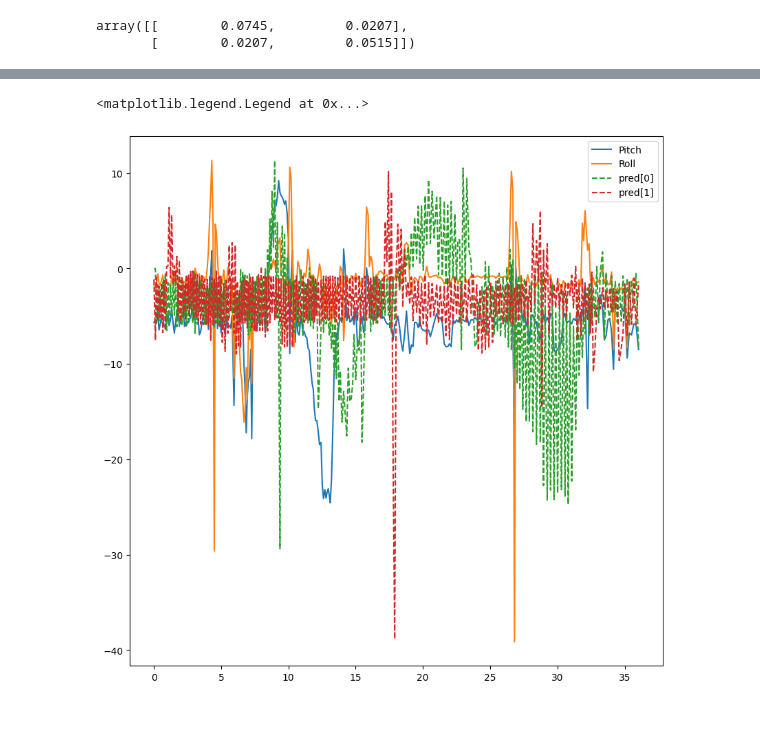
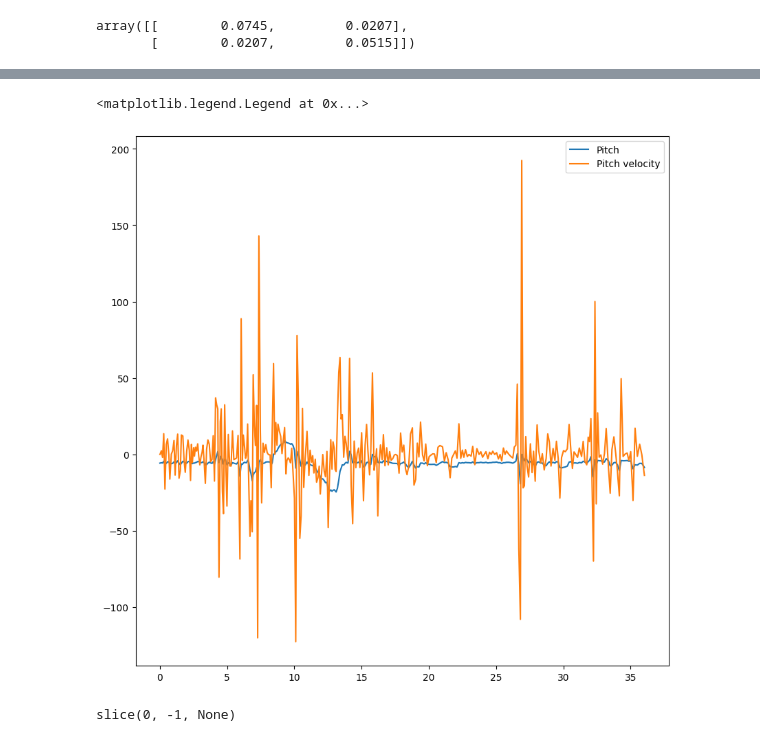
Before and after one commit to ivorjawa/StewartPlatform, a Jupyter notebook: StewartPlatformNotes.ipynb, the cells around one changed output, grey strips where cells are left out. Saved outputs shown, nothing was run; the diff lists cells and outputs as text; code cells hidden in the pictures.

```diff
--- a/StewartPlatformNotes.ipynb
+++ b/StewartPlatformNotes.ipynb
@@ -131,9 +132,9 @@ display(YouTubeVideo('Uud9GGdhXBs'))
 [figure]
 # %%
 # convert to degrees
-pd = np.degrees(pitch)
-rd = np.degrees(roll)
-pd, rd
+pdg = np.degrees(pitch)
+rdg = np.degrees(roll)
+pdg, rdg
 # %% [output]
 (array([       -5.6755,        -5.4208,        -5.5911,        -4.3990,
                -6.4410,        -5.7885,        -4.8415,        -4.8558,
@@ -225,7 +226,7 @@ array([[        0.0745,         0.0207],
 # https://en.wikipedia.org/wiki/Kalman_filter#Details
 from kalman_filter import KalmanFilter
 # %%
-dt = 1/30.0
+dt = .1 # initial
 # system matrix
 # https://medium.com/@ab.jannatpour/kalman-filter-with-python-code-98641017a2bd
 # search for "the kalman filter, state matrix of moving object in 2-d"
@@ -234,11 +235,16 @@ F = np.array([
     [0, 1, 0, 0],
     [0, 0, 1, dt],
     [0, 0, 0, 0]], np.float32)
+
+#F = np.array([[1, 0, 1, 0], [0, 1, 0, 1], [0, 0, 1, 0], [0, 0, 0, 1]], np.float32)
 # observation matrix
 H = np.array([[1, 0, 0, 0], [0, 1, 0, 0]], np.float32)
-Q = np.zeros((4,4), dtype=np.float32)
+P = np.zeros((4,4), dtype=np.float32)
 #Q = np.eye(4, dtype=np.float32)
-Q[0:2,0:2] = cvm2
-R = np.array([[0.1, 0], [0, 0.1]])
-F, H, Q, R
+#P[0:2,0:2] = cvm2
+#Q = cvm2
+#R = np.eye(2, dtype=np.float32) * 1
+R = cvm2/1000
+#R = np.array([[0.1, 0], [0, 0.1]])
+F, H, R
 # %% [output]
@@ -307,20 +260,0 @@ array([[        0.0000,         0.0000,        -5.7098,        -1.6939,
-# %%
-fig, axis = plt.subplots(figsize=(10, 10))
-#axis.set_aspect('equal')
-#axis.plot(rd, pd, label="Roll/Pitch")
-axis.plot(tim, pd, label="Pitch")
-axis.plot(tim, rd, label="Roll")
-
-axis.plot(tim, pred[0], '--', label="pred[0]")
-axis.plot(tim, pred[1], '--', label="pred[1]")
-
-
-
-
-#axis.set_title("Joystick characterization")
-#axis.set_xlabel("Time(ms)")
-
-axis.legend()
-# %% [output]
-<matplotlib.legend.Legend at 0x...>
-[figure, removed]
@@ -330,0 +261,28 @@ bb-aa
+# %%
+def diff(x, t):
+    tl = t[0]
+    xl = x[0]
+    output = [0]
+    dta = [0]
+    for i in range(1, len(x)):
+        dx = x[i] - xl
+        xl = x[i]
+        dt = t[i] - tl
+        tl = t[i]
+        output.append(dx/dt)
+        dta.append(dt)
+    return np.array(output), np.array(dta)
+
+pdv, _ = diff(pdg, tim)
+
+fig, axis = plt.subplots(figsize=(10, 10))
+axis.plot(tim, pdg, label="Pitch")
+axis.plot(tim, pdv, label="Pitch velocity")
+axis.legend()
+# %% [output]
+<matplotlib.legend.Legend at 0x...>
+[figure, added]
+# %%
+slice(0,-1)
+# %% [output]
+slice(0, -1, None)
```
Also changed, not shown: parts of 18 cells of this notebook, 9 other files.
